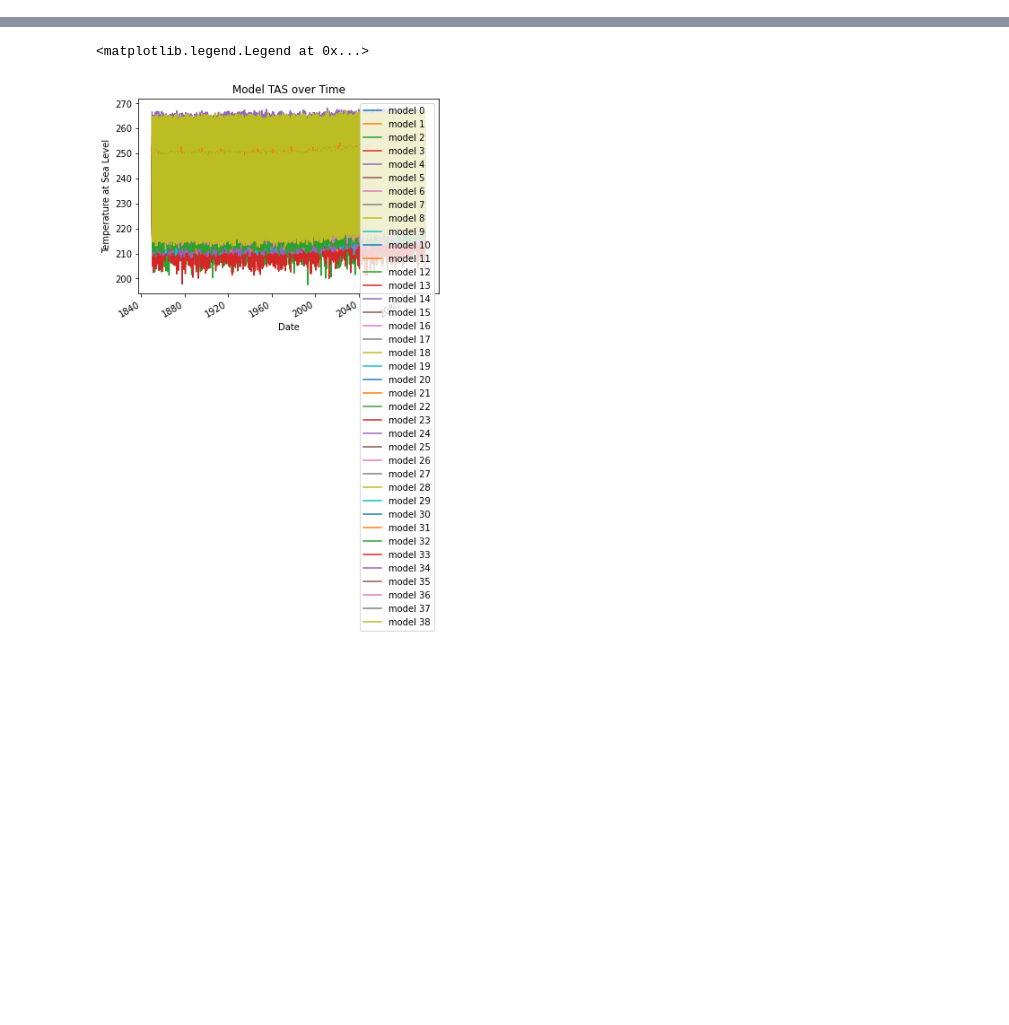
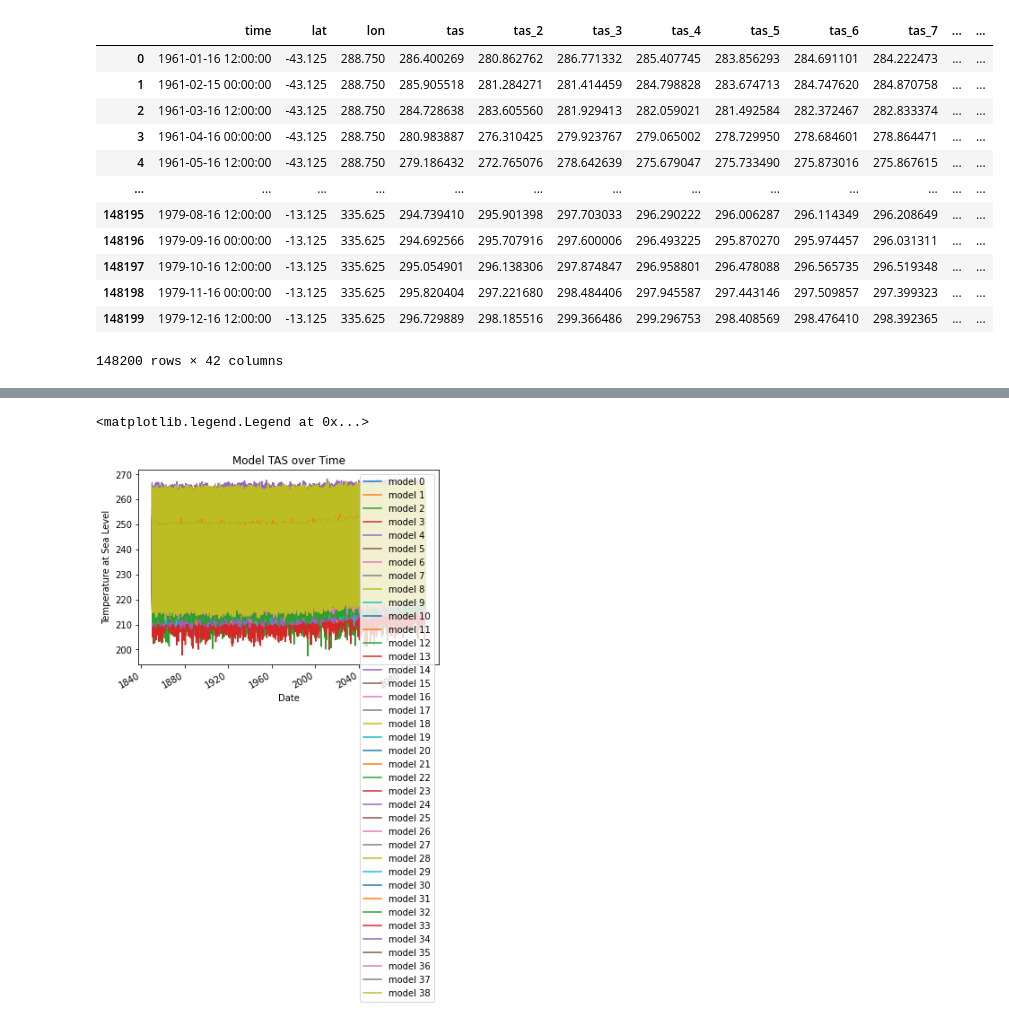
Before and after one commit to opticwiznub/Honours-Thesis, a Jupyter notebook: code/netcdf_to_pd.ipynb, the cells around one changed output, grey strips where cells are left out. Cells and saved outputs as stored; diff of their text form; code cells hidden in the pictures; blank space fills up the shorter version.

```diff
--- a/code/netcdf_to_pd.ipynb
+++ b/code/netcdf_to_pd.ipynb
@@ -12,0 +57,16 @@ print(glob.glob('data\\tas_scenario_245\\tas_mon_mod_ssp245_192_*.nc'))
+# %%
+tas_df
+# %% [output]
+|  | time | lat | lon | tas | tas_2 | tas_3 | tas_4 | tas_5 | tas_6 | tas_7 | ... | ... |
+| 0 | 1961-01-16 12:00:00 | -43.125 | 288.750 | 286.400269 | 280.862762 | 286.771332 | 285.407745 | 283.856293 | 284.691101 | 284.222473 | ... | ... |
+| 1 | 1961-02-15 00:00:00 | -43.125 | 288.750 | 285.905518 | 281.284271 | 281.414459 | 284.798828 | 283.674713 | 284.747620 | 284.870758 | ... | ... |
+| 2 | 1961-03-16 12:00:00 | -43.125 | 288.750 | 284.728638 | 283.605560 | 281.929413 | 282.059021 | 281.492584 | 282.372467 | 282.833374 | ... | ... |
+| 3 | 1961-04-16 00:00:00 | -43.125 | 288.750 | 280.983887 | 276.310425 | 279.923767 | 279.065002 | 278.729950 | 278.684601 | 278.864471 | ... | ... |
+| 4 | 1961-05-16 12:00:00 | -43.125 | 288.750 | 279.186432 | 272.765076 | 278.642639 | 275.679047 | 275.733490 | 275.873016 | 275.867615 | ... | ... |
+| ... | ... | ... | ... | ... | ... | ... | ... | ... | ... | ... | ... | ... |
+| 148195 | 1979-08-16 12:00:00 | -13.125 | 335.625 | 294.739410 | 295.901398 | 297.703033 | 296.290222 | 296.006287 | 296.114349 | 296.208649 | ... | ... |
+| 148196 | 1979-09-16 00:00:00 | -13.125 | 335.625 | 294.692566 | 295.707916 | 297.600006 | 296.493225 | 295.870270 | 295.974457 | 296.031311 | ... | ... |
+| 148197 | 1979-10-16 12:00:00 | -13.125 | 335.625 | 295.054901 | 296.138306 | 297.874847 | 296.958801 | 296.478088 | 296.565735 | 296.519348 | ... | ... |
+| 148198 | 1979-11-16 00:00:00 | -13.125 | 335.625 | 295.820404 | 297.221680 | 298.484406 | 297.945587 | 297.443146 | 297.509857 | 297.399323 | ... | ... |
+| 148199 | 1979-12-16 12:00:00 | -13.125 | 335.625 | 296.729889 | 298.185516 | 299.366486 | 299.296753 | 298.408569 | 298.476410 | 298.392365 | ... | ... |
+148200 rows × 42 columns
```
Also changed, not shown: parts of 12 cells of this notebook, 28 other files.
